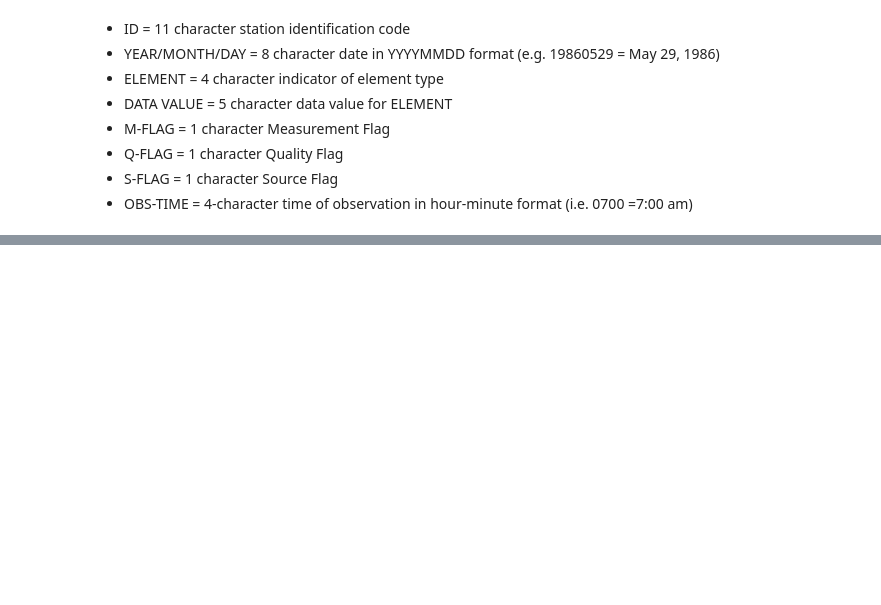
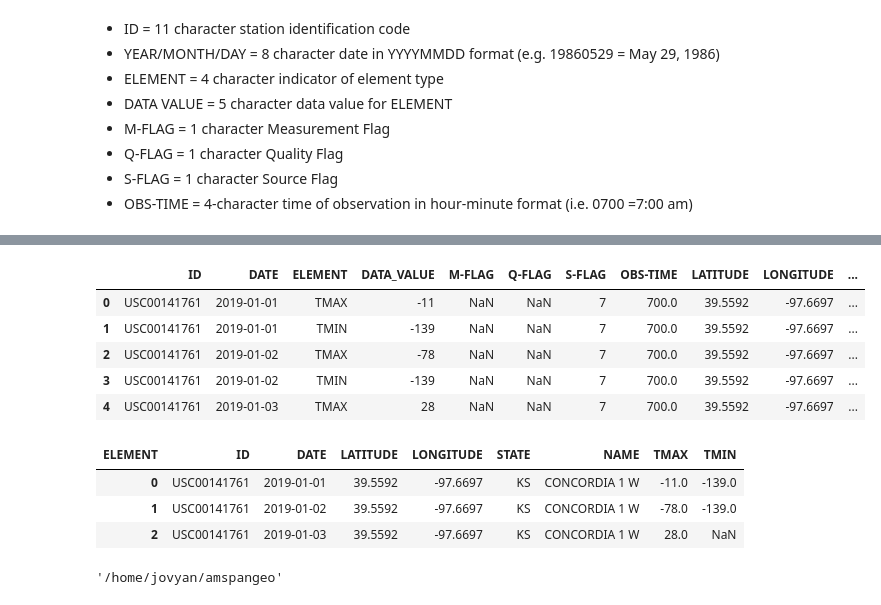
Before and after one commit to story645/amspangeo, a Jupyter notebook: ghcn.ipynb, the cells around one changed output, grey strips where cells are left out. Drawn from its saved outputs; the diff is of its cells as text; code cells hidden in the pictures; blank space fills up the shorter version.

```diff
--- a/ghcn.ipynb
+++ b/ghcn.ipynb
@@ -104,0 +182,2 @@ df.head()
+# %%
+dfusa = df[df['ID'].isin(usa_st['ID'].unique()) & df['ELEMENT'].isin(['TMIN', 'TMAX', 'TAVG'])]
@@ -105,2 +195,2 @@ df.head()
 # %%
-dfa = df.merge(dfst, how='inner', on='ID')
+dfm = dfusa.merge(usa_st, how='inner', on='ID')
@@ -143,0 +204,18 @@ Dask Name: merge, 1033 tasks
+# %%
+dfm.head()
+# %% [output]
+|  | ID | DATE | ELEMENT | DATA_VALUE | M-FLAG | Q-FLAG | S-FLAG | OBS-TIME | LATITUDE | LONGITUDE | ... |
+| 0 | USC00141761 | 2019-01-01 | TMAX | -11 | NaN | NaN | 7 | 700.0 | 39.5592 | -97.6697 | ... |
+| 1 | USC00141761 | 2019-01-01 | TMIN | -139 | NaN | NaN | 7 | 700.0 | 39.5592 | -97.6697 | ... |
+| 2 | USC00141761 | 2019-01-02 | TMAX | -78 | NaN | NaN | 7 | 700.0 | 39.5592 | -97.6697 | ... |
+| 3 | USC00141761 | 2019-01-02 | TMIN | -139 | NaN | NaN | 7 | 700.0 | 39.5592 | -97.6697 | ... |
+| 4 | USC00141761 | 2019-01-03 | TMAX | 28 | NaN | NaN | 7 | 700.0 | 39.5592 | -97.6697 | ... |
+# %%
+# dfg.pivot(index='Station', columns='Observation Type', values='Observation')
+dfp = dfm.head().pivot_table(index=['ID', 'DATE', 'LATITUDE', 'LONGITUDE', 'STATE', 'NAME'], columns='ELEMENT', values='DATA_VALUE').reset_index()
+dfp.head()
+# %% [output]
+| ELEMENT | ID | DATE | LATITUDE | LONGITUDE | STATE | NAME | TMAX | TMIN |
+| 0 | USC00141761 | 2019-01-01 | 39.5592 | -97.6697 | KS | CONCORDIA 1 W | -11.0 | -139.0 |
+| 1 | USC00141761 | 2019-01-02 | 39.5592 | -97.6697 | KS | CONCORDIA 1 W | -78.0 | -139.0 |
+| 2 | USC00141761 | 2019-01-03 | 39.5592 | -97.6697 | KS | CONCORDIA 1 W | 28.0 | NaN |
@@ -143,0 +224,4 @@ Dask Name: merge, 1033 tasks
+# %%
+pwd
+# %% [output]
+'/home/jovyan/amspangeo'
```
Also changed, not shown: parts of 31 cells of this notebook, 2 other files.
